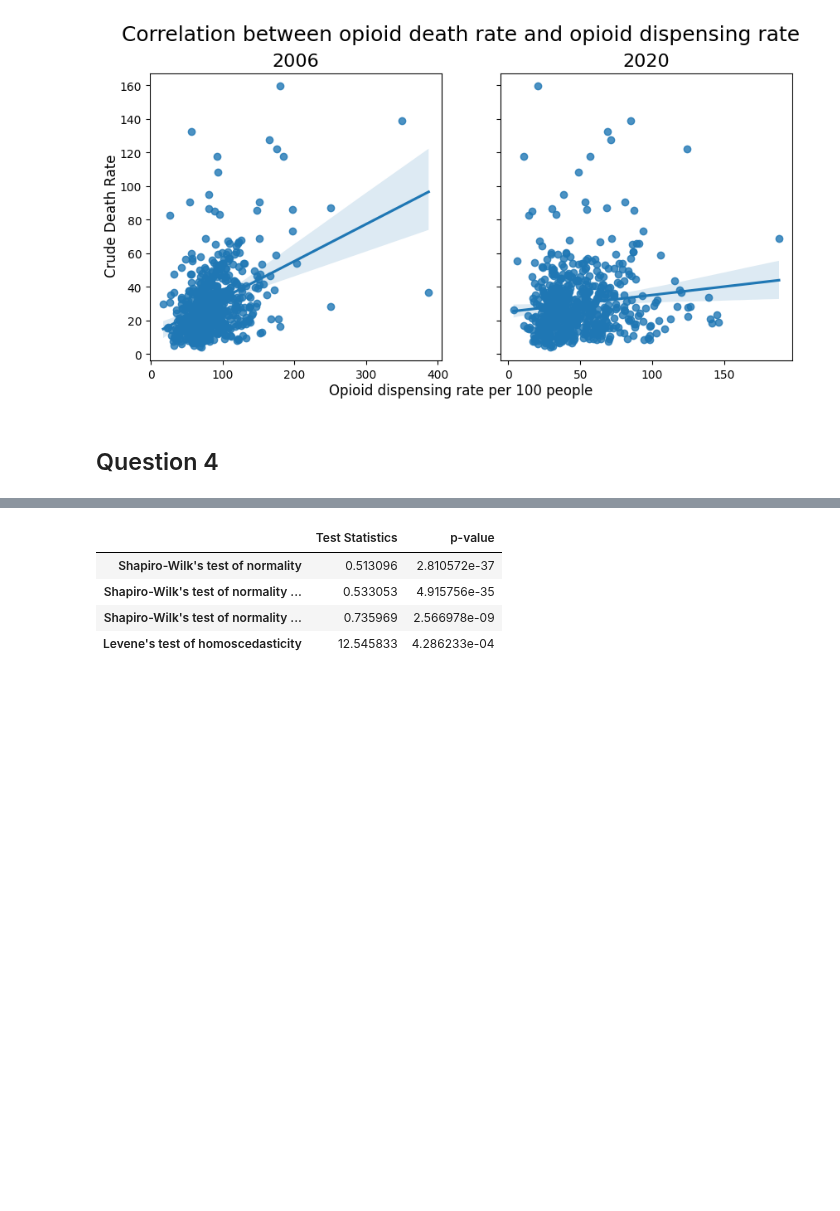
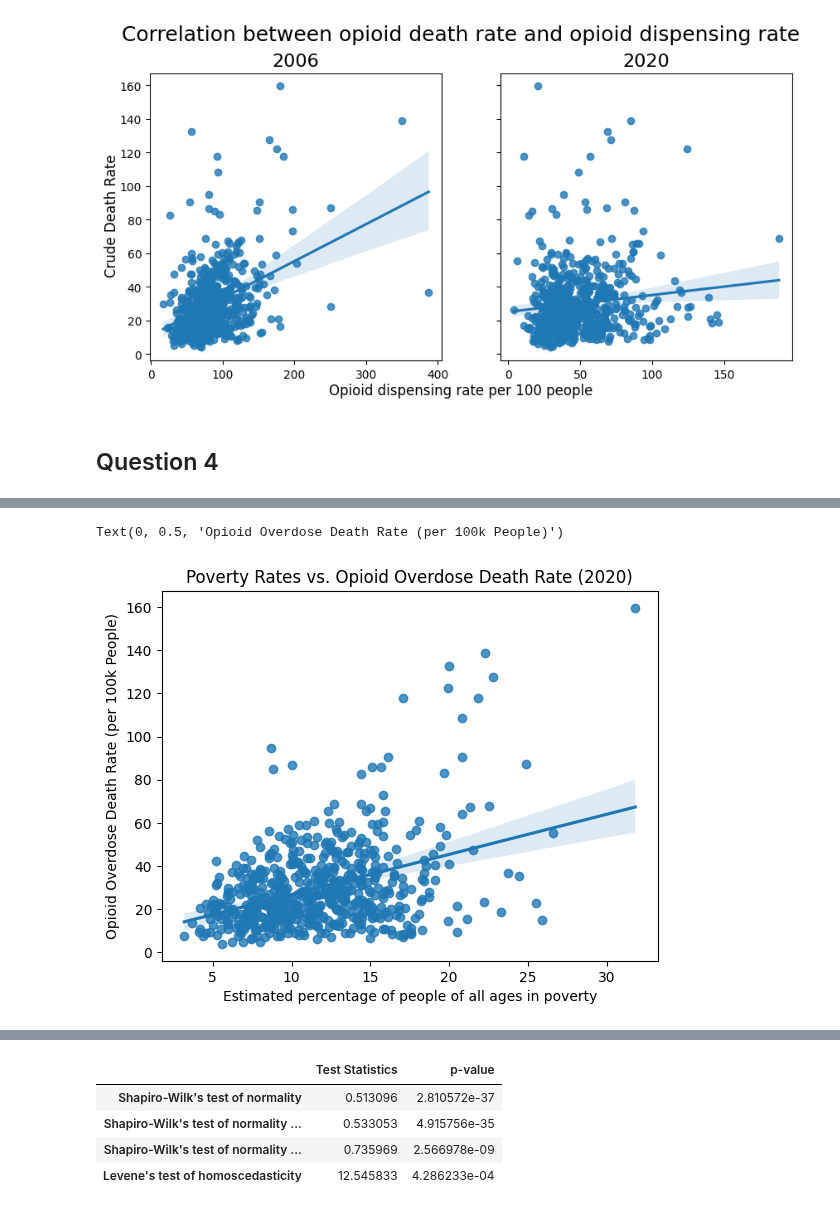
Before and after one commit to Ludougan123234/624-project, a Jupyter notebook: final.ipynb, the cells around one changed output, grey strips where cells are left out. Cells and saved outputs as stored; diff of their text form; code cells hidden in the pictures; blank space fills up the shorter version.

```diff
--- a/final.ipynb
+++ b/final.ipynb
@@ -744,0 +876,4 @@ Text(0.07, 0.5, 'Crude Death Rate')
+# %%
+# creating df with only geographic and percent of population in poverty columns
+pov_df = sdoh_df[['COUNTYFIPS', 'STATE', 'COUNTY', 'SAIPE_PCT_POV']].copy()
+pov_df.sample(5)
@@ -744,0 +887,6 @@ Text(0.07, 0.5, 'Crude Death Rate')
+# %%
+# dropping rows with null values
+pov_df = pov_df.dropna(subset=['SAIPE_PCT_POV'])
+
+# converting FIPS code to float for merging purposes
+pov_df.loc[:, 'COUNTYFIPS'] = pov_df.COUNTYFIPS.astype(float)
@@ -744,0 +906,9 @@ Text(0.07, 0.5, 'Crude Death Rate')
+# %%
+# categorizing counties by percent of population in poverty
+# low is less than or equal to 9.9% (25th percentile)
+# high is greater than or equal to 16.6% (75th percentile)
+pov_df['pov_cat'] = np.where(pov_df['SAIPE_PCT_POV'] <= 9.9, 'low', np.where(pov_df['SAIPE_PCT_POV'] >= 16.6, 'high', 'medium'))
+# %%
+# creating merged df with death and poverty data
+death_pov_df = death_df.query("year == 2020").merge(pov_df, left_on='County Code', right_on='COUNTYFIPS', how='inner')
+death_pov_df.sample(5)
@@ -744,0 +922,9 @@ Text(0.07, 0.5, 'Crude Death Rate')
+# %%
+# creating regression plot of poverty rates vs. opioid overdose death rate
+sns.regplot(x='SAIPE_PCT_POV', y='Crude Rate', data=death_pov_df)
+plt.title('Poverty Rates vs. Opioid Overdose Death Rate (2020)')
+plt.xlabel('Estimated percentage of people of all ages in poverty')
+plt.ylabel('Opioid Overdose Death Rate (per 100k People)')
+# %% [output]
+Text(0, 0.5, 'Opioid Overdose Death Rate (per 100k People)')
+[figure, added]
```
Also changed, not shown: parts of 29 cells of this notebook, 1 other file.
